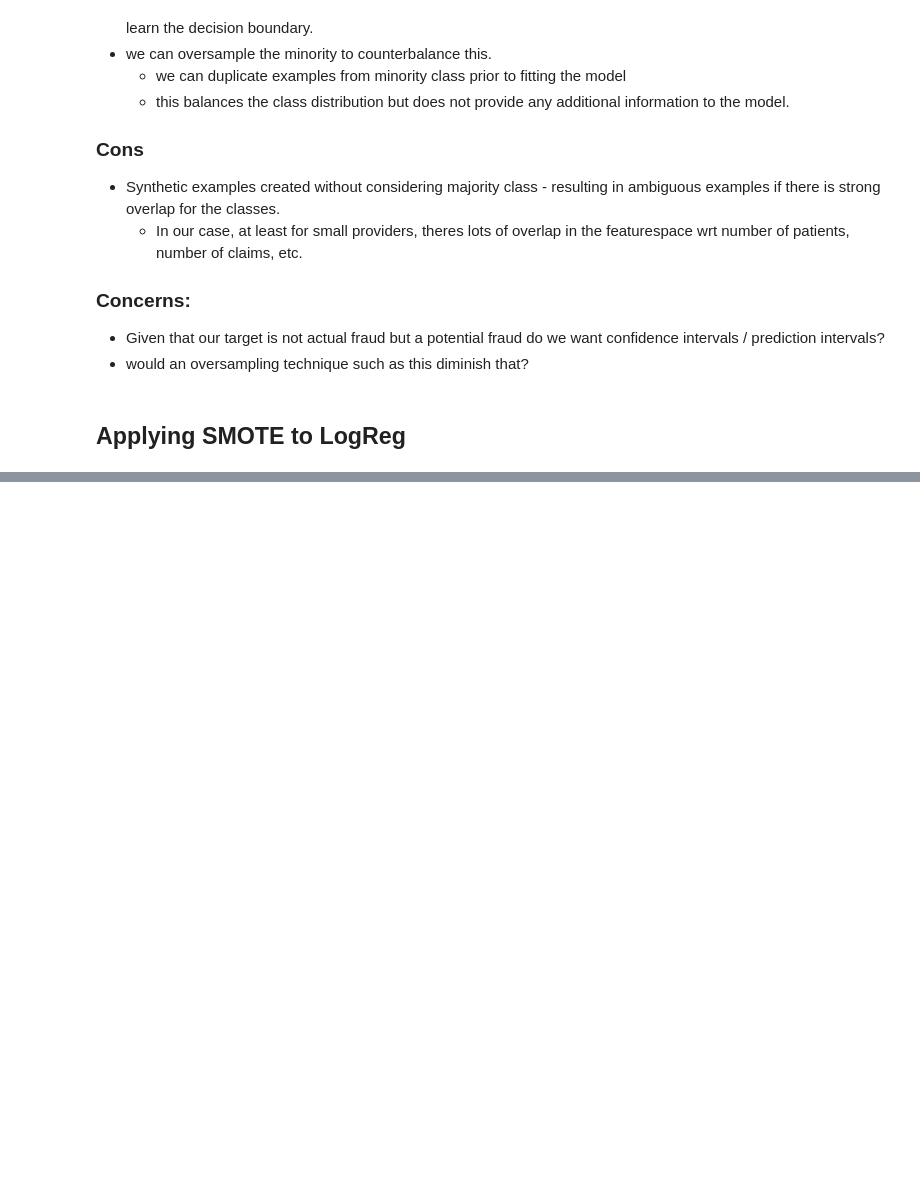
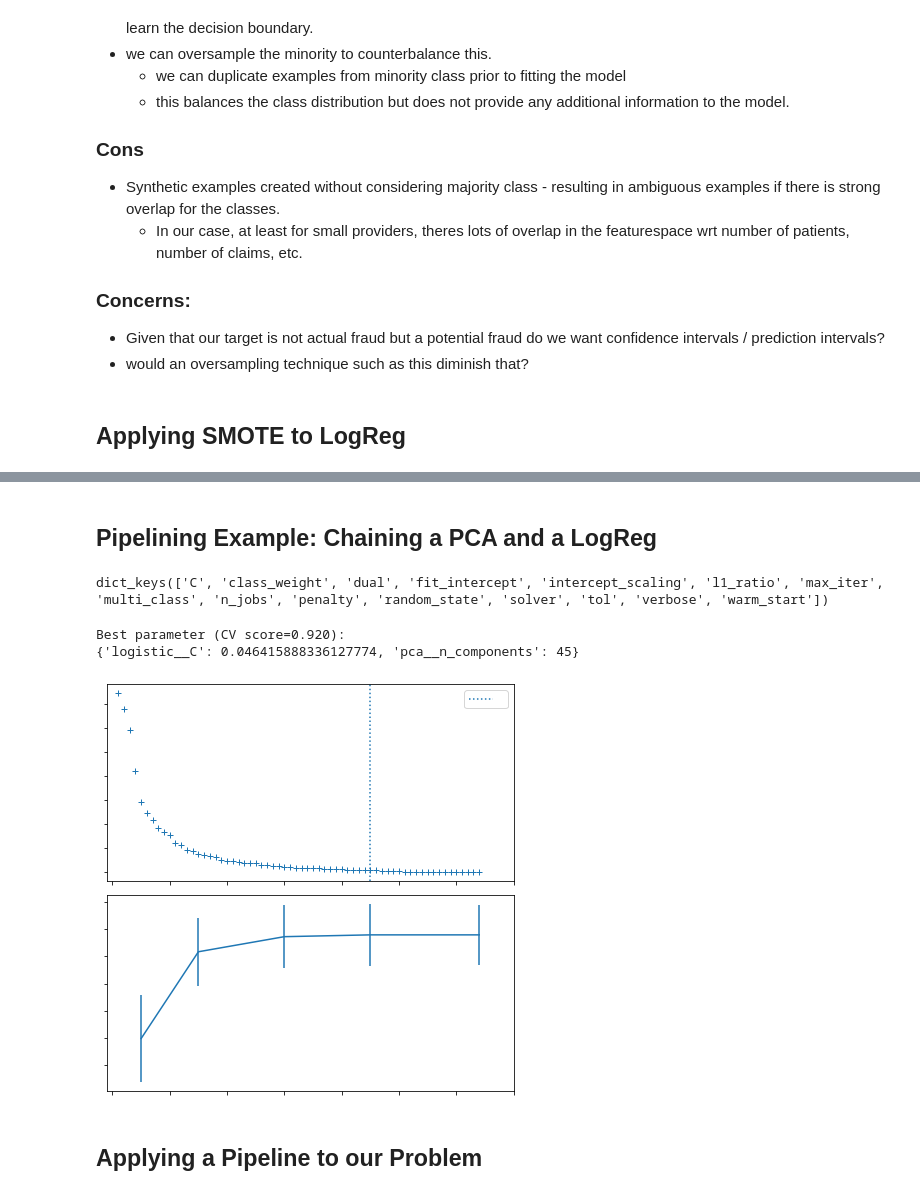
Before and after one commit to DebLeong/HealthCareCapstone, a Jupyter notebook: sam/Logistic Modeling.ipynb, the cells around one changed output, grey strips where cells are left out. Cells and saved outputs as stored; diff of their text form; code cells hidden in the pictures; blank space fills up the shorter version.

```diff
--- a/sam/Logistic Modeling.ipynb
+++ b/sam/Logistic Modeling.ipynb
@@ -450,0 +360,67 @@ print(imblearn.__version__)
+# %% [markdown]
+## Pipelining Example: Chaining a PCA and a LogReg
+# %%
+logit.get_params().keys()
+# %% [output]
+dict_keys(['C', 'class_weight', 'dual', 'fit_intercept', 'intercept_scaling', 'l1_ratio', 'max_iter', 'multi_class', 'n_jobs', 'penalty', 'random_state', 'solver', 'tol', 'verbose', 'warm_start'])
+# %%
+from sklearn import datasets
+from sklearn.decomposition import PCA
+from sklearn.linear_model import LogisticRegression
+from sklearn.pipeline import Pipeline
+from sklearn.model_selection import GridSearchCV
+
+
+# Define a pipeline to search for the best combination of PCA truncation
+# and classifier regularization.
+pca = PCA()
+# set the tolerance to a large value to make the example faster
+logistic = LogisticRegression(max_iter=10000, tol=0.1)
+pipe = Pipeline(steps=[('pca', pca), ('logistic', logistic)])
+
+X_digits, y_digits = datasets.load_digits(return_X_y=True)
+
+# Parameters of pipelines can be set using ‘__’ separated parameter names:
+param_grid = {
+    'pca__n_components': [5, 15, 30, 45, 64],
+    'logistic__C': np.logspace(-4, 4, 4),
+}
+search = GridSearchCV(pipe, param_grid, n_jobs=1)
+search.fit(X_digits, y_digits)
+print("Best parameter (CV score=%0.3f):" % search.best_score_)
+print(search.best_params_)
+# %% [output]
+Best parameter (CV score=0.920):
+{'logistic__C': 0.046415888336127774, 'pca__n_components': 45}
+# %%
+# Plot the PCA spectrum
+pca.fit(X_digits)
+
+fig, (ax0, ax1) = plt.subplots(nrows=2, sharex=True, figsize=(6, 6))
+ax0.plot(np.arange(1, pca.n_components_ + 1),
+         pca.explained_variance_ratio_, '+', linewidth=2)
+ax0.set_ylabel('PCA explained variance ratio')
+
+ax0.axvline(search.best_estimator_.named_steps['pca'].n_components,
+            linestyle=':', label='n_components chosen')
+ax0.legend(prop=dict(size=12))
+
+# For each number of components, find the best classifier results
+results = pd.DataFrame(search.cv_results_)
+components_col = 'param_pca__n_components'
+best_clfs = results.groupby(components_col).apply(
+    lambda g: g.nlargest(1, 'mean_test_score'))
+
+best_clfs.plot(x=components_col, y='mean_test_score', yerr='std_test_score',
+               legend=False, ax=ax1)
+ax1.set_ylabel('Classification accuracy (val)')
+ax1.set_xlabel('n_components')
+
+plt.xlim(-1, 70)
+
+plt.tight_layout()
+plt.show()
+# %% [output]
+[figure, added]
+# %% [markdown]
+## Applying a Pipeline to our Problem
```
Also changed, not shown: parts of 92 cells of this notebook, 10 other files.
